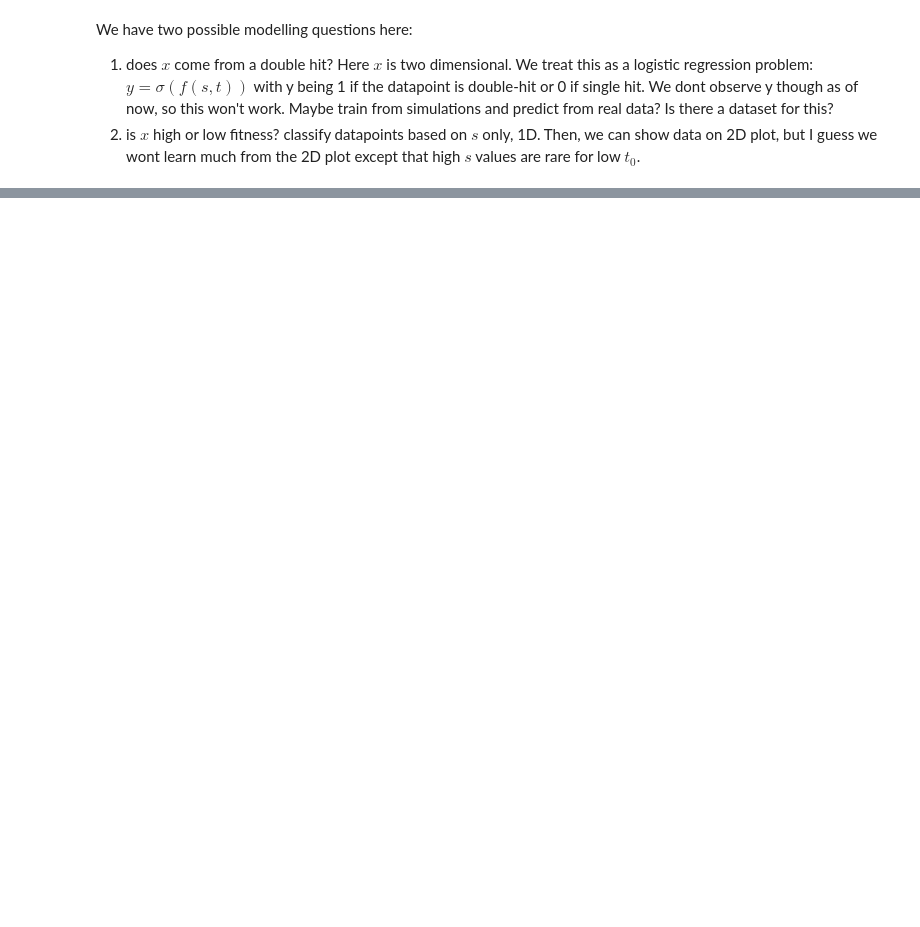
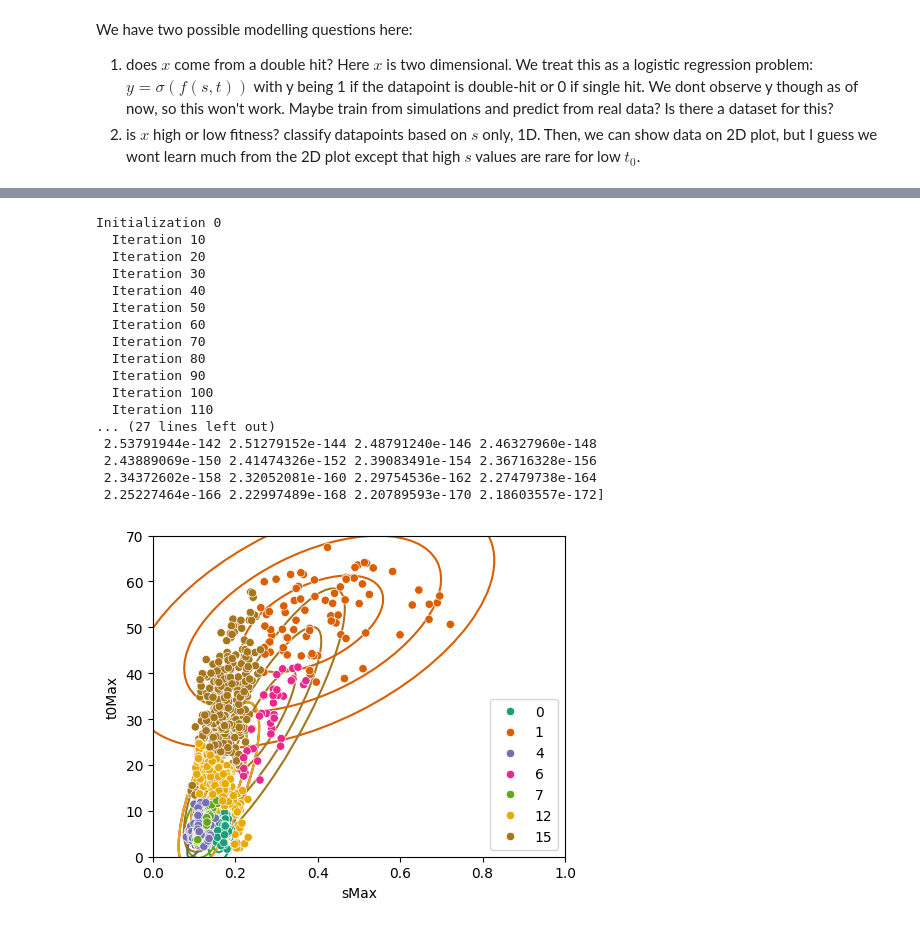
Before and after one commit to fraterenz/hsc-figures, a Jupyter notebook: inferences/doublehits/clustering.ipynb, the cells around one changed output, grey strips where cells are left out. Saved outputs shown, nothing was run; the diff lists cells and outputs as text; code cells hidden in the pictures; blank space fills up the shorter version.

```diff
--- a/inferences/doublehits/clustering.ipynb
+++ b/inferences/doublehits/clustering.ipynb
@@ -147,31 +186,50 @@ plt.show()
 # %%
 gmm = BayesianGaussianMixture(
     n_components=100,
     covariance_type="full",
     tol=0.001,
     reg_covar=1e-06,
     max_iter=1000,
     n_init=1,
     init_params="random_from_data",
     weight_concentration_prior_type="dirichlet_process",
     # weight_concentration_prior=0.01,
     mean_precision_prior=None,
     mean_prior=None,
     degrees_of_freedom_prior=5,
     covariance_prior=None,
     random_state=None,
     warm_start=False,
     verbose=1,
     verbose_interval=10,
 )
 
-labels = gmm.fit_predict(data.to_numpy())
+labels = gmm.fit_predict(data[["sMax", "t0Max"]].to_numpy())
 print(gmm.weights_)
 fig, ax = plt.subplots(figsize=(5, 4), layout="tight")
 plot_nice(ax, gmm.means_, gmm.covariances_, colors, labels)
 ax = sns.scatterplot(data=data, x="sMax", y="t0Max", hue=labels, ax=ax, palette=palette)
 plt.savefig("./dirichlet_100_components.png", dpi=700)
 plt.show()
+# %% [output]
+Initialization 0
+  Iteration 10
+  Iteration 20
+  Iteration 30
+  Iteration 40
+  Iteration 50
+  Iteration 60
+  Iteration 70
+  Iteration 80
+  Iteration 90
+  Iteration 100
+  Iteration 110
+... (27 lines left out)
+ 2.53791944e-142 2.51279152e-144 2.48791240e-146 2.46327960e-148
+ 2.43889069e-150 2.41474326e-152 2.39083491e-154 2.36716328e-156
+ 2.34372602e-158 2.32052081e-160 2.29754536e-162 2.27479738e-164
+ 2.25227464e-166 2.22997489e-168 2.20789593e-170 2.18603557e-172]
+[figure, added]
 # %%
 gmm = GaussianMixture(
     n_components=2,
```
Also changed, not shown: parts of 14 cells of this notebook, 21 other files.
